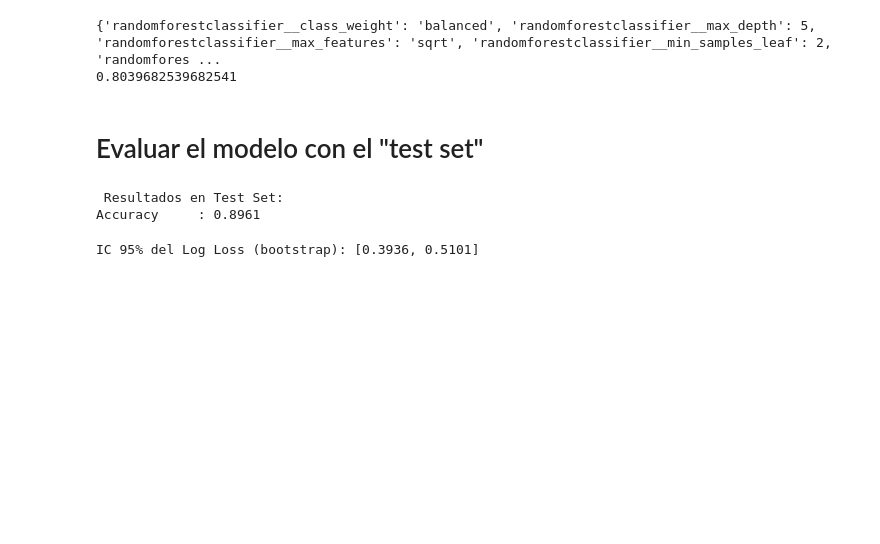
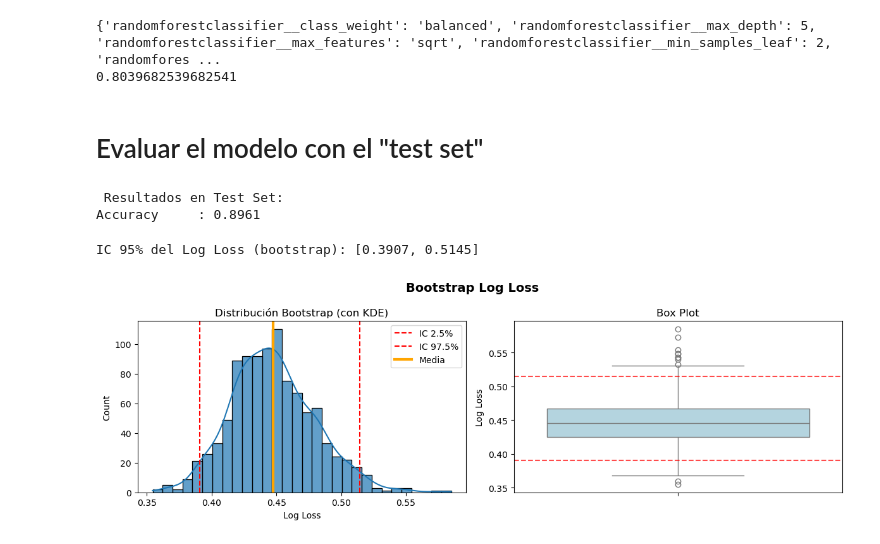
Before and after one commit to LuisDavid01/notebook-proyecto-big-data, a Jupyter notebook: SC-707_G7_Resumido.ipynb, the cells around one changed output. Drawn from its saved outputs; the diff is of its cells as text; code cells hidden in the pictures; blank space fills up the shorter version.

```diff
--- a/SC-707_G7_Resumido.ipynb
+++ b/SC-707_G7_Resumido.ipynb
@@ -392,7 +440,36 @@ for _ in range(n_bootstraps):
 
 lower = np.percentile(logloss_bootstrap, 2.5)
 upper = np.percentile(logloss_bootstrap, 97.5)
-
+mean_logloss = np.mean(logloss_bootstrap)
 print(f"\nIC 95% del Log Loss (bootstrap): [{lower:.4f}, {upper:.4f}]")
 # %% [output]
-IC 95% del Log Loss (bootstrap): [0.3936, 0.5101]
+IC 95% del Log Loss (bootstrap): [0.3907, 0.5145]
+# %%
+# Gráfico adicional con seaborn
+plt.figure(figsize=(12, 4))
+
+# Subplot 1: Distribución
+plt.subplot(1, 2, 1)
+sns.histplot(logloss_bootstrap, bins=30, kde=True, alpha=0.7)
+plt.axvline(lower, color='red', linestyle='--', label=f'IC 2.5%')
+plt.axvline(upper, color='red', linestyle='--', label=f'IC 97.5%')
+plt.axvline(mean_logloss, color='orange', linewidth=3, label='Media')
+plt.xlabel('Log Loss')
+plt.title('Distribución Bootstrap (con KDE)')
+plt.legend()
+
+# Subplot 2: Boxplot
+plt.subplot(1, 2, 2)
+sns.boxplot(y=logloss_bootstrap, color='lightblue')
+plt.ylabel('Log Loss')
+plt.title('Box Plot')
+
+# Agregar líneas de IC
+plt.axhline(y=lower, color='red', linestyle='--', alpha=0.7)
+plt.axhline(y=upper, color='red', linestyle='--', alpha=0.7)
+
+plt.suptitle('Bootstrap Log Loss', fontsize=14, fontweight='bold')
+plt.tight_layout()
+plt.show()
+# %% [output]
+[figure, added]
```
Also changed, not shown: parts of 9 cells of this notebook, 1 other file.
